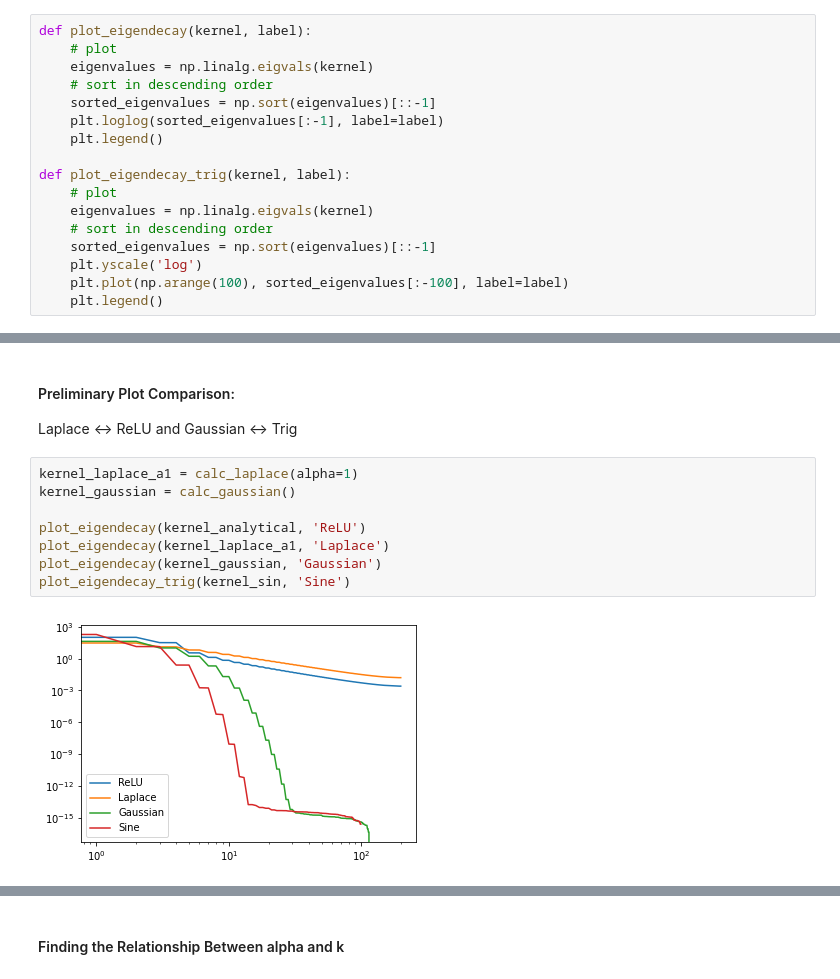
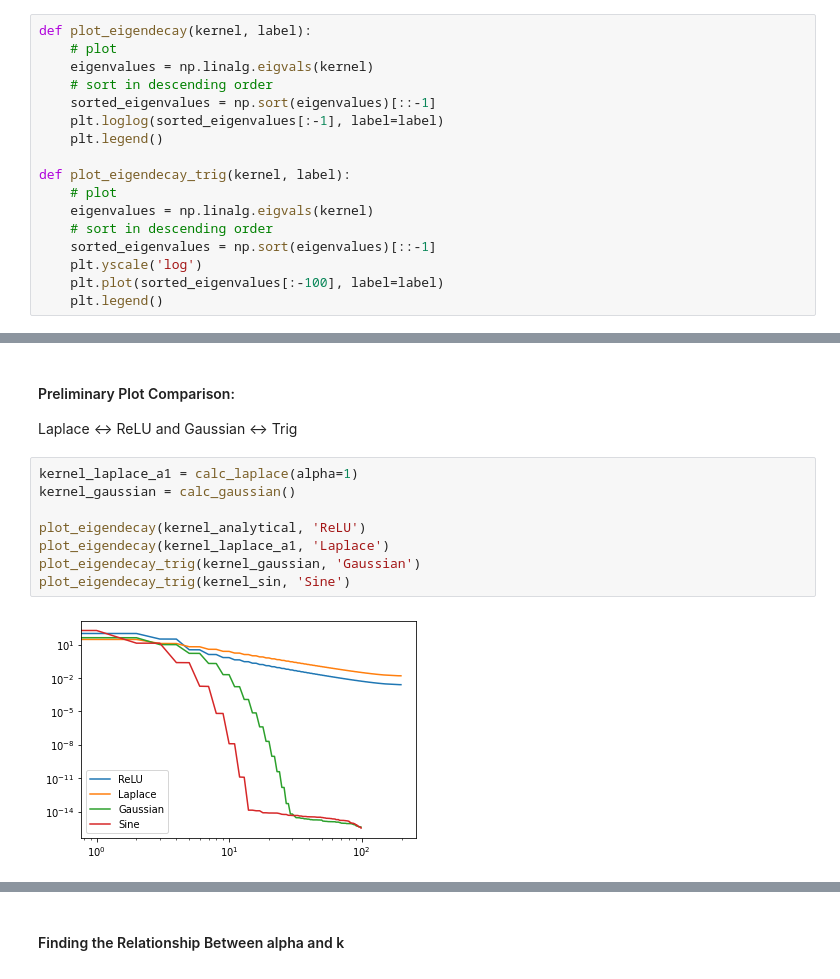
Before and after one commit to genglinliu/NTK-study, a Jupyter notebook: NTK2d_vectorized.ipynb, the cells around one changed output, grey strips where cells are left out. Drawn from its saved outputs; the diff is of its cells as text.

```diff
--- a/NTK2d_vectorized.ipynb
+++ b/NTK2d_vectorized.ipynb
@@ -221,7 +221,7 @@ def plot_eigendecay_trig(kernel, label):
     # sort in descending order
     sorted_eigenvalues = np.sort(eigenvalues)[::-1]
     plt.yscale('log')
-    plt.plot(np.arange(100), sorted_eigenvalues[:-100], label=label)
+    plt.plot(sorted_eigenvalues[:-100], label=label)
     plt.legend()
 # %% [markdown]
 #### Plot ReLU Activated Kernel Eigenvalue Decays
@@ -255,10 +255,10 @@ Laplace <-> ReLU and Gaussian <-> Trig
 # %%
 kernel_laplace_a1 = calc_laplace(alpha=1)
 kernel_gaussian = calc_gaussian()
 
 plot_eigendecay(kernel_analytical, 'ReLU')
 plot_eigendecay(kernel_laplace_a1, 'Laplace')
-plot_eigendecay(kernel_gaussian, 'Gaussian')
+plot_eigendecay_trig(kernel_gaussian, 'Gaussian')
 plot_eigendecay_trig(kernel_sin, 'Sine')
 # %% [output]
-[figure, old version]
+[figure, new version]
```
Also changed, not shown: parts of 8 cells of this notebook.
